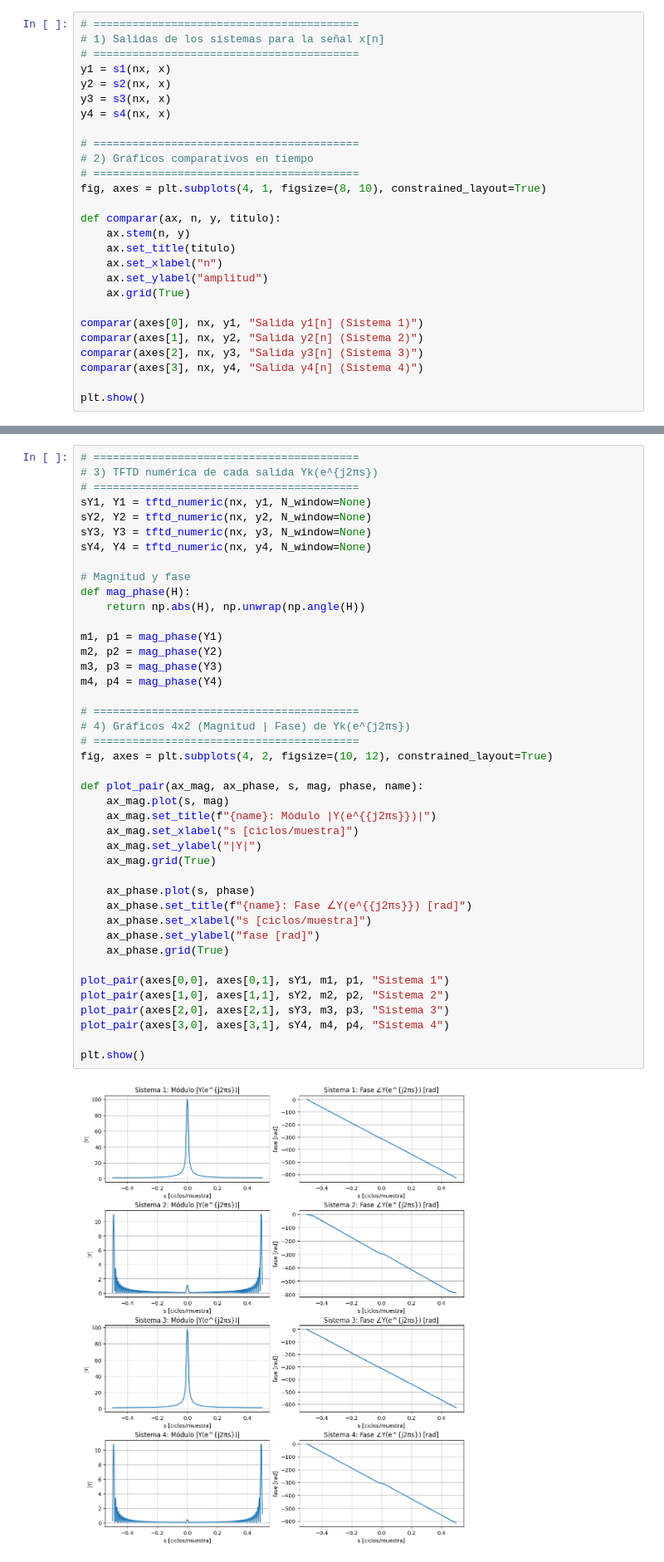
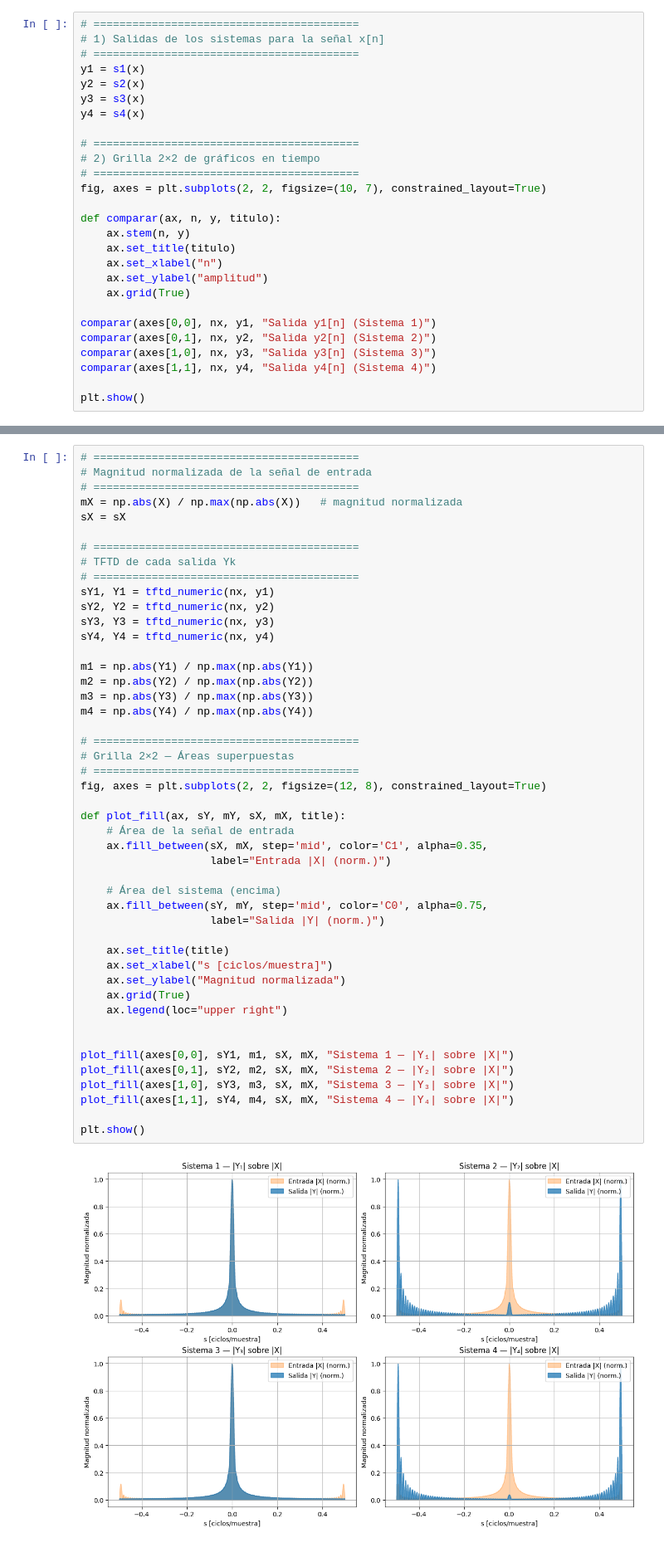
Before and after one commit to gianowolf/pu1-ips-unlp-2025, a Jupyter notebook: notebooks/01_Ejercicio_1.ipynb, the cells around one changed output, grey strips where cells are left out. Shown at 83% size. Drawn from its saved outputs; the diff is of its cells as text.

```diff
--- a/notebooks/01_Ejercicio_1.ipynb
+++ b/notebooks/01_Ejercicio_1.ipynb
@@ -241,15 +256,15 @@ En esta sección se presentan las señales de salida obtenidas al aplicar la se
 # =========================================
 # 1) Salidas de los sistemas para la señal x[n]
 # =========================================
-y1 = s1(nx, x)
-y2 = s2(nx, x)
-y3 = s3(nx, x)
-y4 = s4(nx, x)
+y1 = s1(x)
+y2 = s2(x)
+y3 = s3(x)
+y4 = s4(x)
 
 # =========================================
-# 2) Gráficos comparativos en tiempo
+# 2) Grilla 2×2 de gráficos en tiempo
 # =========================================
-fig, axes = plt.subplots(4, 1, figsize=(8, 10), constrained_layout=True)
+fig, axes = plt.subplots(2, 2, figsize=(10, 7), constrained_layout=True)
 
 def comparar(ax, n, y, titulo):
     ax.stem(n, y)
@@ -258,10 +273,10 @@ def comparar(ax, n, y, titulo):
     ax.set_ylabel("amplitud")
     ax.grid(True)
 
-comparar(axes[0], nx, y1, "Salida y1[n] (Sistema 1)")
-comparar(axes[1], nx, y2, "Salida y2[n] (Sistema 2)")
-comparar(axes[2], nx, y3, "Salida y3[n] (Sistema 3)")
-comparar(axes[3], nx, y4, "Salida y4[n] (Sistema 4)")
+comparar(axes[0,0], nx, y1, "Salida y1[n] (Sistema 1)")
+comparar(axes[0,1], nx, y2, "Salida y2[n] (Sistema 2)")
+comparar(axes[1,0], nx, y3, "Salida y3[n] (Sistema 3)")
+comparar(axes[1,1], nx, y4, "Salida y4[n] (Sistema 4)")
 
 plt.show()
 # %% [output]
@@ -277,45 +292,50 @@ A continuación se representan las transformadas de Fourier en tiempo discreto _
 En cada caso se muestran el módulo y la fase de la respuesta, lo que permite analizar la ganancia y el desplazamiento de fase que cada sistema produce sobre la señal de entrada.
 # %%
 # =========================================
-# 3) TFTD numérica de cada salida Yk(e^{j2πs})
+# Magnitud normalizada de la señal de entrada
 # =========================================
-sY1, Y1 = tftd_numeric(nx, y1, N_window=None)
-sY2, Y2 = tftd_numeric(nx, y2, N_window=None)
-sY3, Y3 = tftd_numeric(nx, y3, N_window=None)
-sY4, Y4 = tftd_numeric(nx, y4, N_window=None)
-
-# Magnitud y fase
-def mag_phase(H):
-    return np.abs(H), np.unwrap(np.angle(H))
-
-m1, p1 = mag_phase(Y1)
-m2, p2 = mag_phase(Y2)
-m3, p3 = mag_phase(Y3)
-m4, p4 = mag_phase(Y4)
+mX = np.abs(X) / np.max(np.abs(X))   # magnitud normalizada
+sX = sX
 
 # =========================================
-# 4) Gráficos 4x2 (Magnitud | Fase) de Yk(e^{j2πs})
+# TFTD de cada salida Yk
 # =========================================
-fig, axes = plt.subplots(4, 2, figsize=(10, 12), constrained_layout=True)
+sY1, Y1 = tftd_numeric(nx, y1)
+sY2, Y2 = tftd_numeric(nx, y2)
+sY3, Y3 = tftd_numeric(nx, y3)
+sY4, Y4 = tftd_numeric(nx, y4)
 
-def plot_pair(ax_mag, ax_phase, s, mag, phase, name):
-    ax_mag.plot(s, mag)
-    ax_mag.set_title(f"{name}: Módulo |Y(e^{{j2πs}})|")
-    ax_mag.set_xlabel("s [ciclos/muestra]")
-    ax_mag.set_ylabel("|Y|")
-    ax_mag.grid(True)
+m1 = np.abs(Y1) / np.max(np.abs(Y1))
+m2 = np.abs(Y2) / np.max(np.abs(Y2))
+m3 = np.abs(Y3) / np.max(np.abs(Y3))
+m4 = np.abs(Y4) / np.max(np.abs(Y4))
 
-    ax_phase.plot(s, phase)
-    ax_phase.set_title(f"{name}: Fase ∠Y(e^{{j2πs}}) [rad]")
-    ax_phase.set_xlabel("s [ciclos/muestra]")
-    ax_phase.set_ylabel("fase [rad]")
-    ax_phase.grid(True)
+# =========================================
+# Grilla 2×2 — Áreas superpuestas
+# =========================================
+fig, axes = plt.subplots(2, 2, figsize=(12, 8), constrained_layout=True)
 
-plot_pair(axes[0,0], axes[0,1], sY1, m1, p1, "Sistema 1")
-plot_pair(axes[1,0], axes[1,1], sY2, m2, p2, "Sistema 2")
-plot_pair(axes[2,0], axes[2,1], sY3, m3, p3, "Sistema 3")
-plot_pair(axes[3,0], axes[3,1], sY4, m4, p4, "Sistema 4")
+def plot_fill(ax, sY, mY, sX, mX, title):
+    # Área de la señal de entrada
+    ax.fill_between(sX, mX, step='mid', color='C1', alpha=0.35,
+                    label="Entrada |X| (norm.)")
+
+    # Área del sistema (encima)
+    ax.fill_between(sY, mY, step='mid', color='C0', alpha=0.75,
+                    label="Salida |Y| (norm.)")
+
+    ax.set_title(title)
+    ax.set_xlabel("s [ciclos/muestra]")
+    ax.set_ylabel("Magnitud normalizada")
+    ax.grid(True)
+    ax.legend(loc="upper right")
+
+
+plot_fill(axes[0,0], sY1, m1, sX, mX, "Sistema 1 — |Y₁| sobre |X|")
+plot_fill(axes[0,1], sY2, m2, sX, mX, "Sistema 2 — |Y₂| sobre |X|")
+plot_fill(axes[1,0], sY3, m3, sX, mX, "Sistema 3 — |Y₃| sobre |X|")
+plot_fill(axes[1,1], sY4, m4, sX, mX, "Sistema 4 — |Y₄| sobre |X|")
 
 plt.show()
 # %% [output]
-[figure, old version]
+[figure, new version]
```
Also changed, not shown: parts of 3 cells of this notebook, 2 other files.
